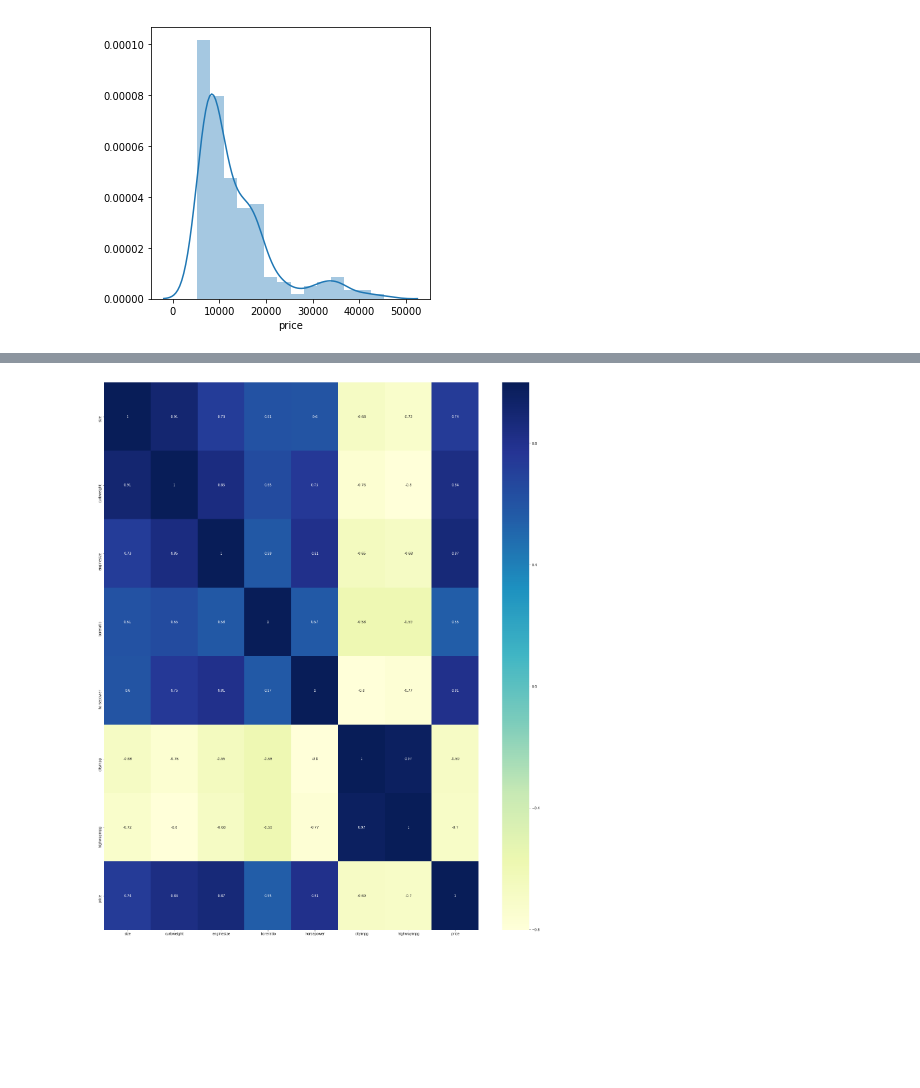
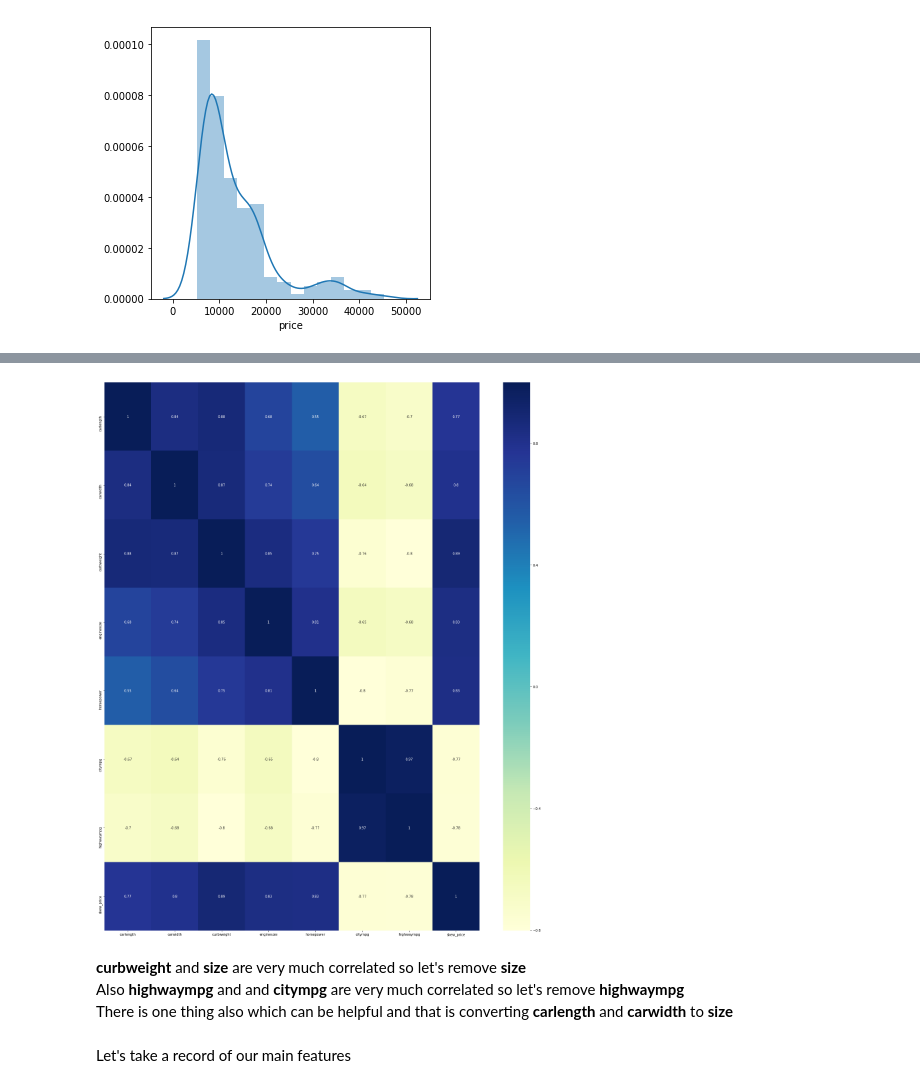
Before and after one commit to Aashishbazzz/Car-Price-Prediction, a Jupyter notebook: Cars_learning_noteook.ipynb, the cells around one changed output, grey strips where cells are left out. Saved outputs shown, nothing was run; the diff lists cells and outputs as text; code cells hidden in the pictures; blank space fills up the shorter version.

```diff
--- a/Cars_learning_noteook.ipynb
+++ b/Cars_learning_noteook.ipynb
@@ -121,0 +126,4 @@ plt.show()
+# %%
+cars["skew_price"] = np.log(cars["price"] + 1)
+cars["skew_price"].describe()
+cars.drop(["price"],axis=1,inplace=True)
@@ -204,0 +212,3 @@ for i in numerical_columns:
+# %%
+cars.drop(["symboling","fueltype", "doornumber", "carbody", "enginelocation", "enginetype"],axis=1,inplace=True)
+cars.drop(["car_ID","wheelbase", "carheight", "boreratio", "stroke","compressionratio","peakrpm"],axis=1,inplace=True)
@@ -205,7 +222,11 @@ for i in numerical_columns:
 # %%
 plt.figure(figsize = (25,30))
-sns.heatmap(feature_one.corr(), annot = True, cmap="YlGnBu")
+sns.heatmap(cars.corr(), annot = True, cmap="YlGnBu")
 plt.show()
 # %% [output]
-[figure, old version]
+[figure, new version]
+# %% [markdown]
+<b>curbweight</b> and <b> size</b> are very much correlated so let's remove <b>size</b><br>
+Also <b>highwaympg</b> and and <b>citympg</b> are very much correlated so let's remove <b>highwaympg</b><br>
+There is one thing also which can be helpful and that is converting <b>carlength</b> and <b>carwidth</b> to <b>size</b>
 # %%
@@ -215,0 +237,2 @@ cars["size"]=cars["carlength"]*cars["carwidth"]
+# %% [markdown]
+Let's take a record of our main features
```
Also changed, not shown: parts of 39 cells of this notebook.
